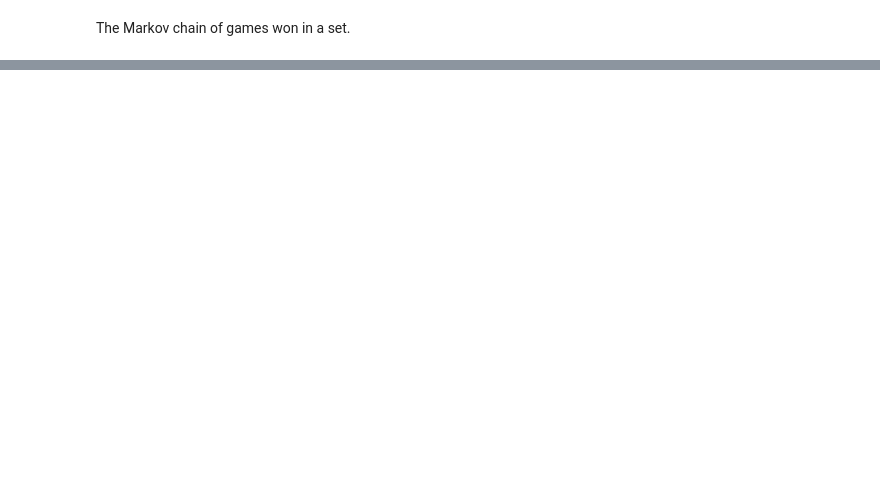
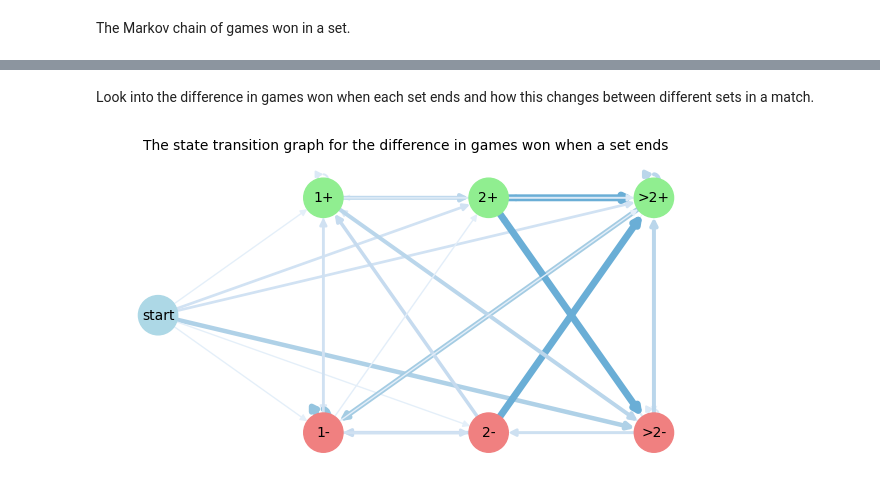
Before and after one commit to Charlie-XIAO/MCM24-xzz, a Jupyter notebook: q2.ipynb, the cells around one changed output, grey strips where cells are left out. Drawn from its saved outputs; the diff is of its cells as text; code cells hidden in the pictures; blank space fills up the shorter version.

```diff
--- a/q2.ipynb
+++ b/q2.ipynb
@@ -182,0 +188,2 @@ plot_markov(
+# %% [markdown]
+Look into the difference in games won when each set ends and how this changes between different sets in a match.
@@ -182,0 +254,48 @@ plot_markov(
+# %%
+# Create the transition graph
+G = nx.DiGraph()
+all_nodes = {}
+for prev_diff, next_diffs in diff_transition_probs.items():
+    for next_diff, prob in next_diffs.items():
+        prev_repr = prev_diff if prev_diff is not None else "start"
+        prev_label = get_label(prev_diff)
+        if prev_label in all_nodes:
+            all_nodes[prev_label].add(prev_repr)
+        else:
+            all_nodes[prev_label] = {prev_repr}
+        next_repr = next_diff
+        next_label = get_label(next_diff)
+        if next_label in all_nodes:
+            all_nodes[next_label].add(next_repr)
+        else:
+            all_nodes[next_label] = {next_repr}
+for label, nodes in all_nodes.items():
+    for node in sorted(nodes):
+        if node == "start":
+            G.add_node(node, subset=label, color="lightblue")
+        else:
+            c = "lightgreen" if node.endswith("+") else "lightcoral"
+            G.add_node(node, subset=label, color=c)
+for prev_diff, next_diffs in diff_transition_probs.items():
+    for next_diff, prob in next_diffs.items():
+        prev_repr = prev_diff if prev_diff is not None else "start"
+        next_repr = next_diff
+        G.add_edge(prev_repr, next_repr, weight=round(prob, 3))
+
+cmap = mpl.colormaps["Blues"]
+pos = nx.multipartite_layout(G)
+plt.figure(figsize=(6, 3))
+nx.draw(
+    G,
+    pos,
+    with_labels=True,
+    node_size=800,
+    font_size=10,
+    node_color=[G.nodes[n]["color"] for n in G.nodes],
+    edge_color=[cmap(G[u][v]["weight"]) for u, v in G.edges],
+    width=[G[u][v]["weight"] * 10 for u, v in G.edges],
+)
+plt.title("The state transition graph for the difference in games won when a set ends", fontsize=10)
+plt.show()
+# %% [output]
+[figure, added]
```
Also changed, not shown: parts of 6 cells of this notebook.
